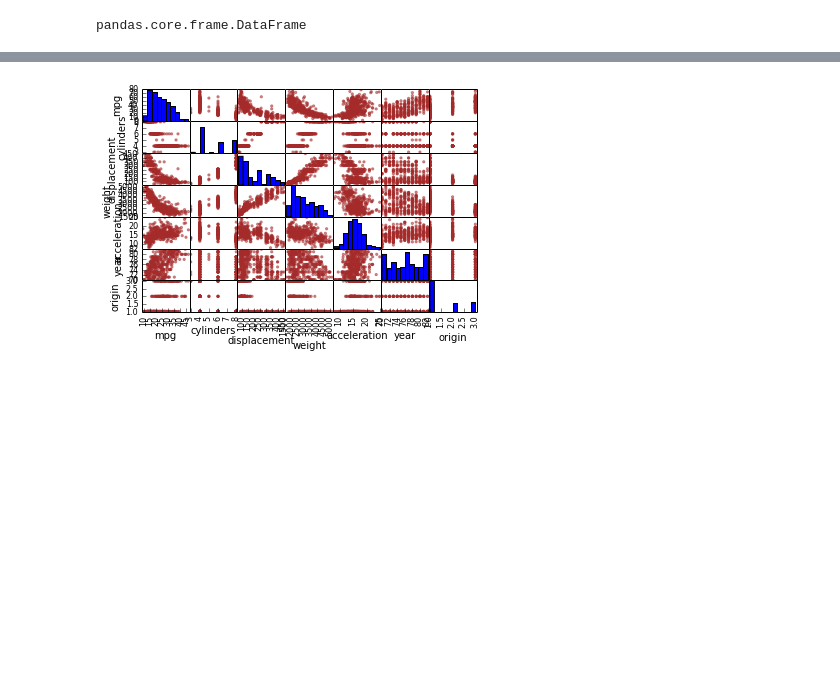
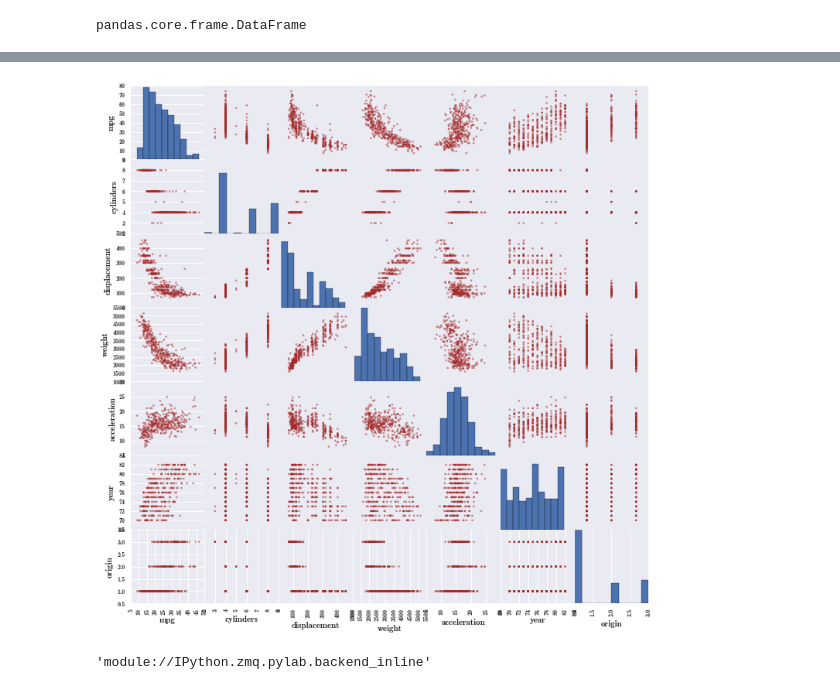
Before and after one commit to robdoherty2/statlearning-notebooks, a Jupyter notebook: src/chapter2.ipynb, the cells around one changed output, grey strips where cells are left out. Cells and saved outputs as stored; diff of their text form; code cells hidden in the pictures; blank space fills up the shorter version.

```diff
--- a/src/chapter2.ipynb
+++ b/src/chapter2.ipynb
@@ -169,8 +179,12 @@ auto_df.boxplot(column="mpg", by="cylinders") # MPG distribution by number of cy
 # %%
 # similar to R pairs, shows correlation scatter plots between columns and distribution for each
 # column along the diagonal.
 # The R version that uses formulas does not seem to have a Python equivalent (and doesn't seem
 # to be very useful for exploratory analysis IMO).
-axes = pd.tools.plotting.scatter_matrix(auto_df, color="brown")
+axes = pd.tools.plotting.scatter_matrix(auto_df, color="brown", figsize=(12,12))
 # %% [output]
-[figure, old version]
+[figure, new version]
+# %%
+plt.get_backend()
+# %% [output]
+'module://IPython.zmq.pylab.backend_inline'
```
Also changed, not shown: parts of 12 cells of this notebook, 7 other files.
